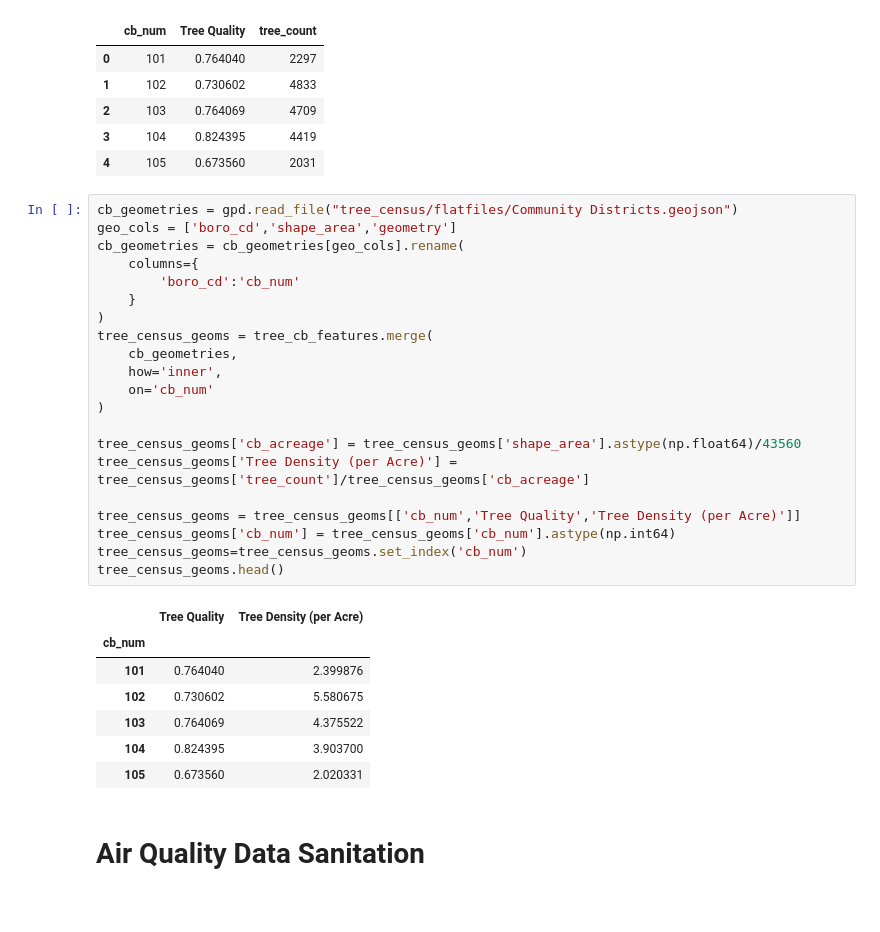
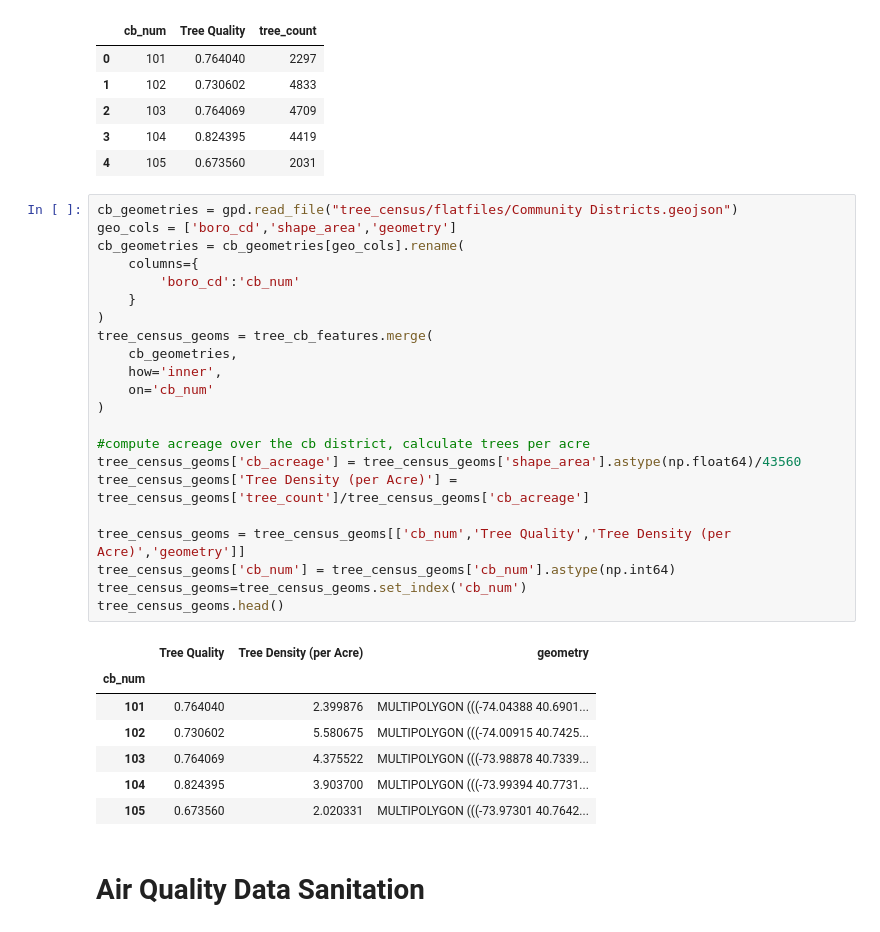
Before and after one commit to omarnyu/I2ADS-2024-group-project, a Jupyter notebook: final_project.ipynb, the cells around one changed output. Drawn from its saved outputs; the diff is of its cells as text.

```diff
--- a/final_project.ipynb
+++ b/final_project.ipynb
@@ -105,32 +109,33 @@ tree_cb_features.head()
 # %%
 cb_geometries = gpd.read_file("tree_census/flatfiles/Community Districts.geojson")
 geo_cols = ['boro_cd','shape_area','geometry']
 cb_geometries = cb_geometries[geo_cols].rename(
     columns={
         'boro_cd':'cb_num'
     }
 )
 tree_census_geoms = tree_cb_features.merge(
     cb_geometries,
     how='inner',
     on='cb_num'
 )
 
+#compute acreage over the cb district, calculate trees per acre
 tree_census_geoms['cb_acreage'] = tree_census_geoms['shape_area'].astype(np.float64)/43560
 tree_census_geoms['Tree Density (per Acre)'] = tree_census_geoms['tree_count']/tree_census_geoms['cb_acreage']
 
-tree_census_geoms = tree_census_geoms[['cb_num','Tree Quality','Tree Density (per Acre)']]
+tree_census_geoms = tree_census_geoms[['cb_num','Tree Quality','Tree Density (per Acre)','geometry']]
 tree_census_geoms['cb_num'] = tree_census_geoms['cb_num'].astype(np.int64)
 tree_census_geoms=tree_census_geoms.set_index('cb_num')
 tree_census_geoms.head()
 # %% [output]
-|  | Tree Quality | Tree Density (per Acre) |
-| cb_num |  |  |
-| 101 | 0.764040 | 2.399876 |
-| 102 | 0.730602 | 5.580675 |
-| 103 | 0.764069 | 4.375522 |
-| 104 | 0.824395 | 3.903700 |
-| 105 | 0.673560 | 2.020331 |
+|  | Tree Quality | Tree Density (per Acre) | geometry |
+| cb_num |  |  |  |
+| 101 | 0.764040 | 2.399876 | MULTIPOLYGON (((-74.04388 40.6901... |
+| 102 | 0.730602 | 5.580675 | MULTIPOLYGON (((-74.00915 40.7425... |
+| 103 | 0.764069 | 4.375522 | MULTIPOLYGON (((-73.98878 40.7339... |
+| 104 | 0.824395 | 3.903700 | MULTIPOLYGON (((-73.99394 40.7731... |
+| 105 | 0.673560 | 2.020331 | MULTIPOLYGON (((-73.97301 40.7642... |
 # %% [markdown]
 # Air Quality Data Sanitation
 # %%
```
Also changed, not shown: parts of 13 cells of this notebook.
